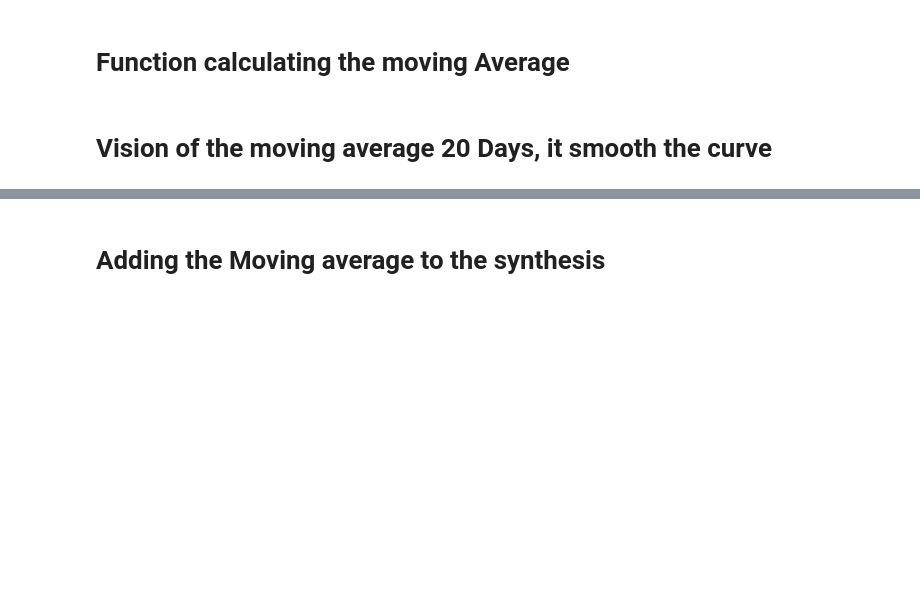
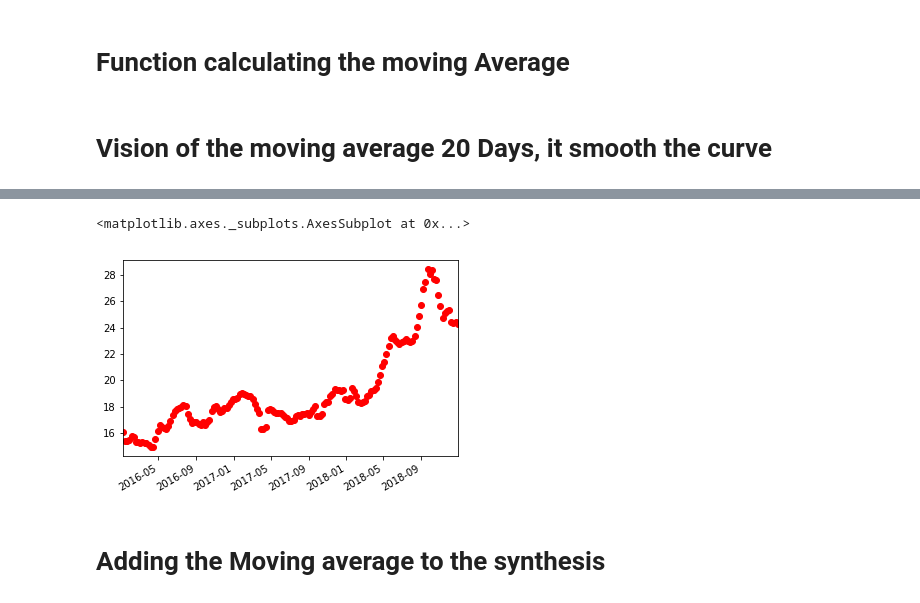
Before and after one commit to samyasma/GGP, a Jupyter notebook: Model_Monthly-absolute_Gas.ipynb, the cells around one changed output, grey strips where cells are left out. Cells and saved outputs as stored; diff of their text form; code cells hidden in the pictures; blank space fills up the shorter version.

```diff
--- a/Model_Monthly-absolute_Gas.ipynb
+++ b/Model_Monthly-absolute_Gas.ipynb
@@ -90,3 +99,9 @@ plt.legend()
+# %%
+MM20.loc[pd.to_datetime('2019-02-28')].plot(style='ro')
+#MM50.loc[pd.to_datetime('2019-02-28')].plot(style='o')
+# %% [output]
+<matplotlib.axes._subplots.AxesSubplot at 0x...>
+[figure, added]
 # %% [markdown]
 # Adding the Moving average to the synthesis
 # %%
```
Also changed, not shown: parts of 29 cells of this notebook, 1 other file.
